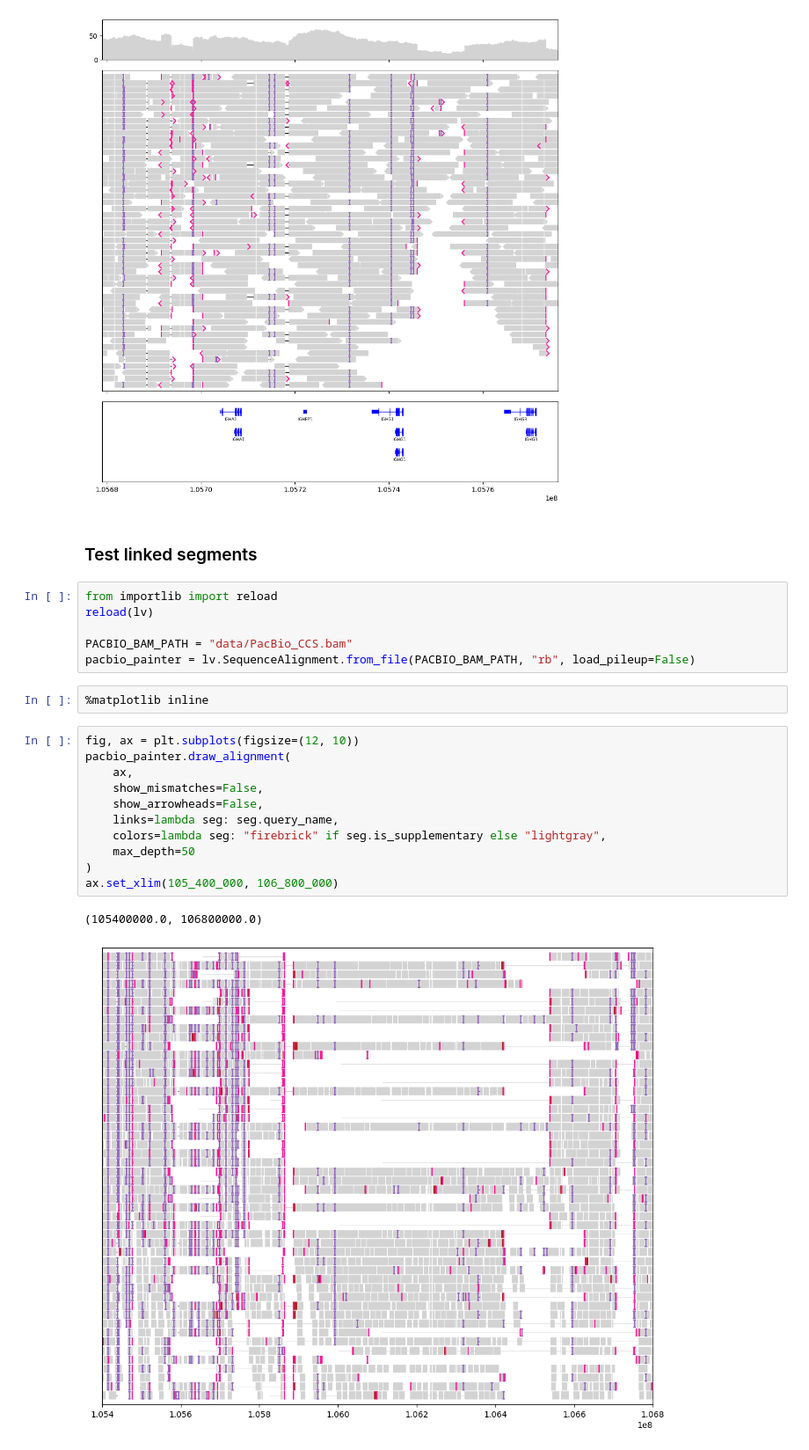
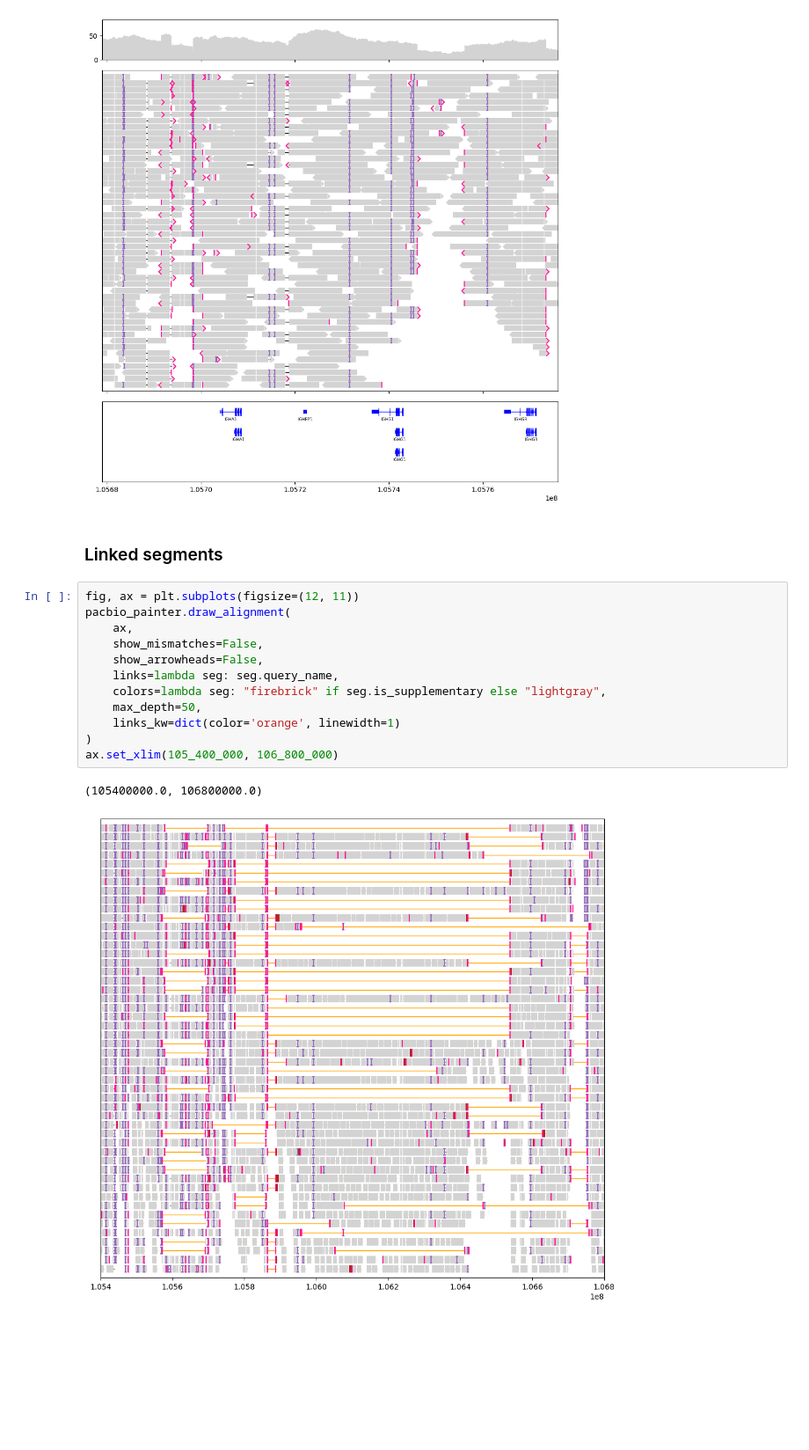
Before and after one commit to jzhang-dev/lakeview, a Jupyter notebook: docs/examples/HG002_IGH/HG002_IGH.py.ipynb, the cells around one changed output. Shown at 88% size. Cells and saved outputs as stored; diff of their text form; blank space fills up the shorter version.

```diff
--- a/docs/examples/HG002_IGH/HG002_IGH.py.ipynb
+++ b/docs/examples/HG002_IGH/HG002_IGH.py.ipynb
@@ -66,26 +66,19 @@ gv.figure
 [figure]
 [figure]
 # %% [markdown]
-### Test linked segments
+### Linked segments
-# %%
-from importlib import reload
-reload(lv)
-
-PACBIO_BAM_PATH = "data/PacBio_CCS.bam"
-pacbio_painter = lv.SequenceAlignment.from_file(PACBIO_BAM_PATH, "rb", load_pileup=False)
-# %%
-%matplotlib inline
 # %%
-fig, ax = plt.subplots(figsize=(12, 10))
+fig, ax = plt.subplots(figsize=(12, 11))
 pacbio_painter.draw_alignment(
     ax,
     show_mismatches=False,
     show_arrowheads=False,
     links=lambda seg: seg.query_name,
     colors=lambda seg: "firebrick" if seg.is_supplementary else "lightgray",
-    max_depth=50
+    max_depth=50,
+    links_kw=dict(color='orange', linewidth=1)
 )
 ax.set_xlim(105_400_000, 106_800_000)
 # %% [output]
 (105400000.0, 106800000.0)
-[figure, old version]
+[figure, new version]
```
Also changed, not shown: 6 other files.
